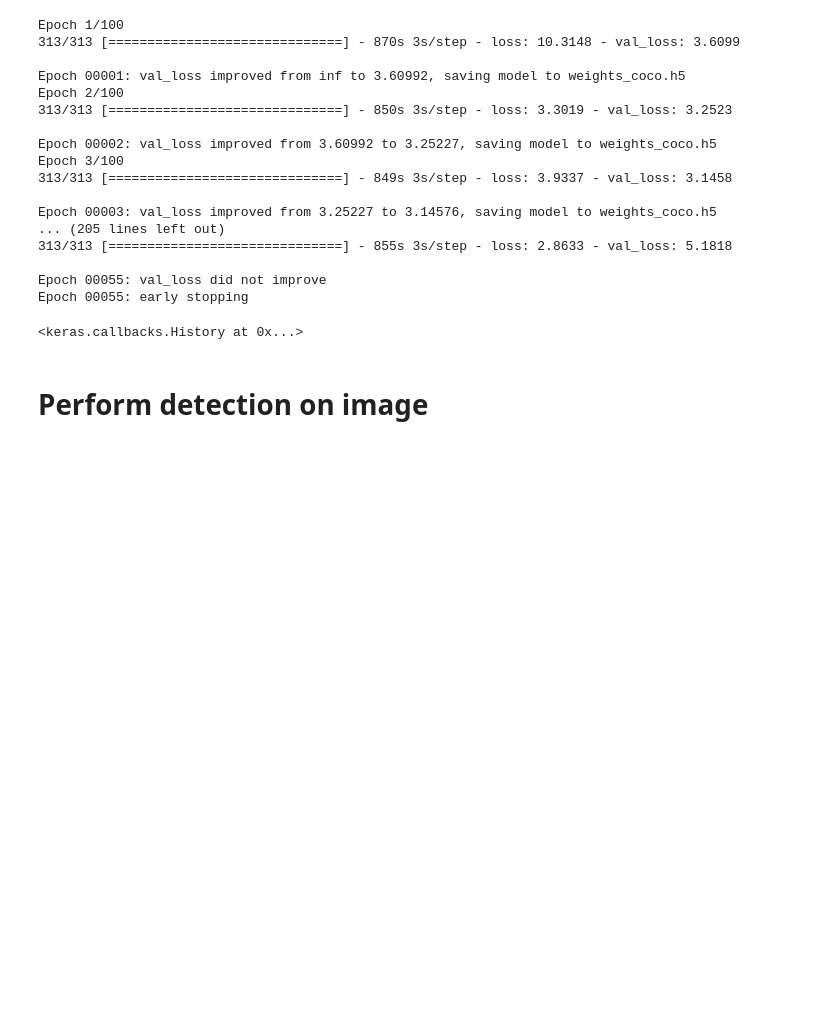
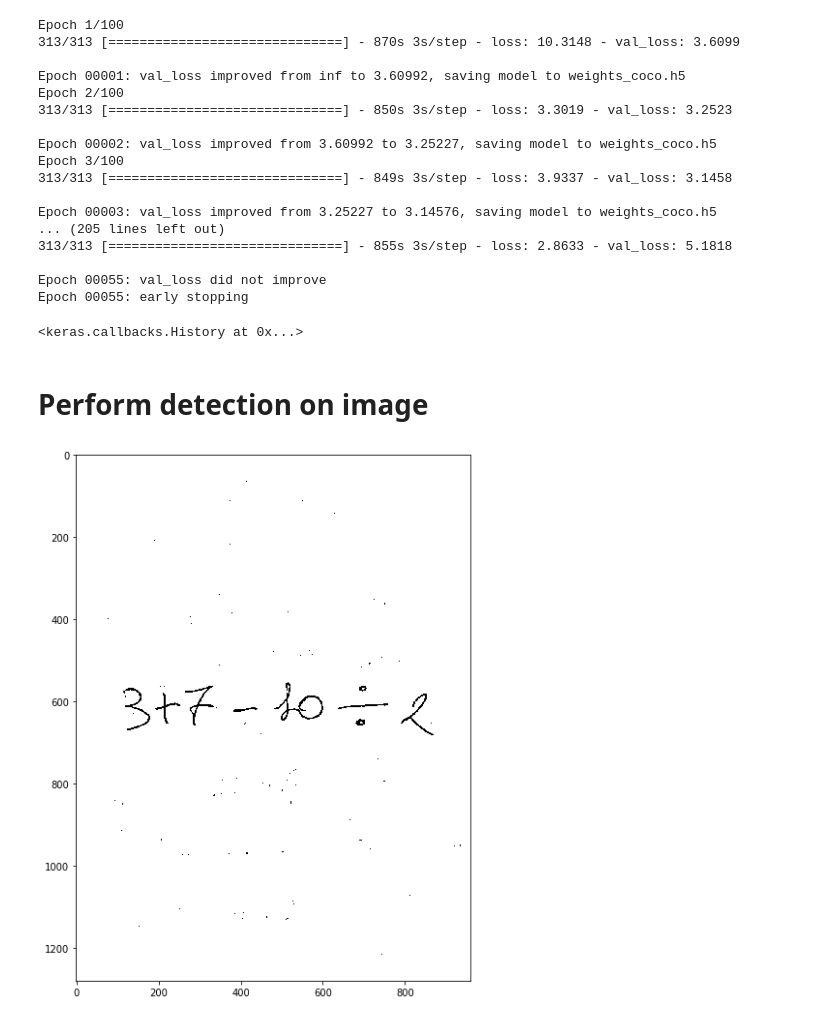
Before and after one commit to JacoGasp/DeepCalcBoot, a Jupyter notebook: ObjectDetection/YOLO.ipynb, the cells around one changed output. Drawn from its saved outputs; the diff is of its cells as text; code cells hidden in the pictures; blank space fills up the shorter version.

```diff
--- a/ObjectDetection/YOLO.ipynb
+++ b/ObjectDetection/YOLO.ipynb
@@ -486,4 +486,25 @@ Epoch 00055: early stopping
 # Perform detection on image
 # %%
 model.load_weights("weights_yolo.h5")
+# %%
+from skimage import img_as_ubyte
+from skimage.io import imread
+from skimage.filters import gaussian, threshold_minimum, threshold_local, threshold_otsu
+from skimage.morphology import square, erosion, thin
+
+def binarize(image_path):
+    grayscale_img = cv2.imread(image_path, cv2.IMREAD_GRAYSCALE)
+
+    # Apply minimum threshold
+    block_size = 35
+    adaptive_thresh = threshold_local(grayscale_img, block_size, offset=10)
+    # Convert thresh_sauvola array values to either 1 or 0 (white or black)
+    binary_img = grayscale_img >= adaptive_thresh
+    return binary_img
+# %%
+image = binarize('/home/jacopo.gasparetto/Workspaces/DeepCalculatorBot/ObjectDetection/test_img.jpg')
+plt.figure(figsize=(10,10))
+plt.imshow(image, cmap=plt.cm.gray); plt.show()
+# %% [output]
+[figure, added]
 # %%
```
Also changed, not shown: parts of 4 cells of this notebook.
